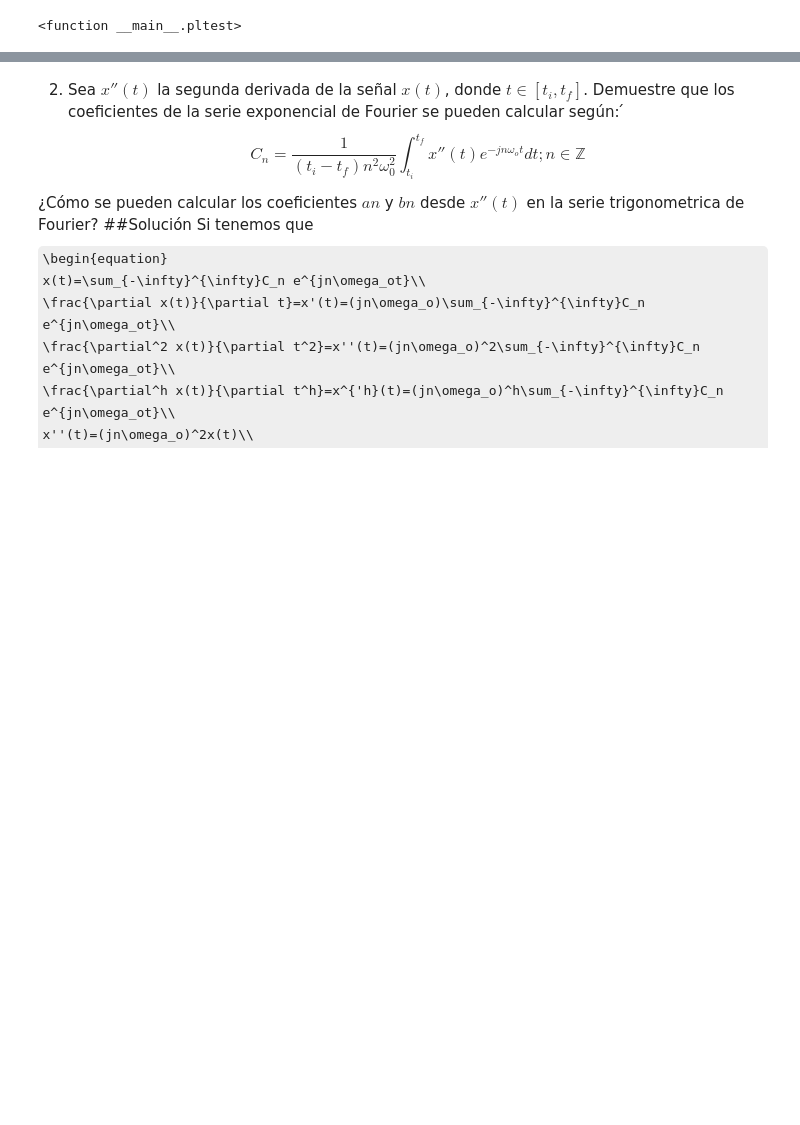
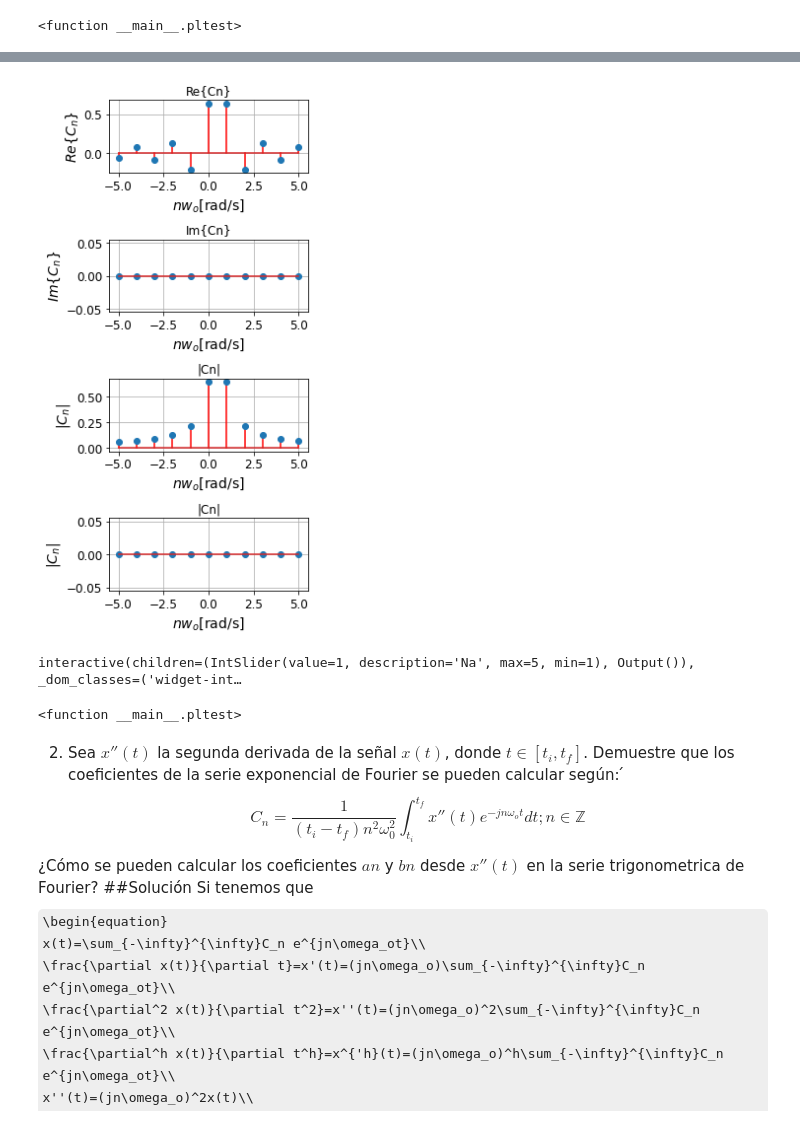
Before and after one commit to sejaramillotr/Taller-2, a Jupyter notebook: Taller_2.ipynb, the cells around one changed output, grey strips where cells are left out. Drawn from its saved outputs; the diff is of its cells as text; code cells hidden in the pictures; some formulas as TeX source; blank space fills up the shorter version.

```diff
--- a/Taller_2.ipynb
+++ b/Taller_2.ipynb
@@ -859,3 +948,60 @@ interactive(children=(IntSlider(value=1, description='Na', max=5, min=1), Output
+# %%
+fig = plt.figure(figsize=(4,8))
+plt.subplot(4,1,1)
+plt.stem(nv, np.real(Cn), 'r')
+plt.title(r'Re{Cn}')
+plt.xlabel(r'$nw_o$[rad/s]',fontsize = 14)
+plt.ylabel(r'$Re\{C_n\}$',fontsize = 14)
+plt.axis('tight')
+plt.grid()
+
+plt.subplot(4,1,2)
+plt.stem(nv, np.imag(Cn), 'r')
+plt.title(r'Im{Cn}')
+plt.xlabel(r'$nw_o$[rad/s]',fontsize = 14)
+plt.ylabel(r'$Im\{C_n\}$',fontsize = 14)
+plt.axis('tight')
+plt.grid()
+
+plt.subplot(4,1,3)
+plt.stem(nv, abs(Cn), 'r')
+plt.title(r'|Cn|')
+plt.xlabel(r'$nw_o$[rad/s]',fontsize = 14)
+plt.ylabel(r'$|C_n|$',fontsize = 14)
+plt.axis('tight')
+plt.grid()
+
+plt.subplot(4,1,4)
+plt.stem(nv, np.arctan(-np.imag(Cn)/np.fabs(np.real(Cn))), 'r')
+plt.title(r'|Cn|')
+plt.xlabel(r'$nw_o$[rad/s]',fontsize = 14)
+plt.ylabel(r'$|C_n|$',fontsize = 14)
+plt.axis('tight')
+plt.grid()
+
+fig.tight_layout()
+# %% [output]
+[figure, added]
+# %%
+from ipywidgets import interact,IntSlider
+Px = 1 # estimar según señal estudiada
+def pltest(Na=1):
+    ind = range(N-Na,N+Na+1)
+    er = 1- (abs(Cn[N])**2 + 2*np.sum(abs(Cn[N:N+Na+1])**2))/Px
+    xe = phin[:,ind]@ Cn[ind]
+    plt.plot(tv,xe,'o',label='xe')
+    plt.plot(tv,x,color='r',label='x')
+    plt.title('Er=%.2f[%%]' % (100*er),fontsize=16)
+    plt.xlabel('t[s]')
+    plt.ylabel('x(t)')
+    plt.grid()
+    plt.legend()
+    plt.show()
+    return
+interact(pltest,Na=(1,N,1))
+# %% [output]
+interactive(children=(IntSlider(value=1, description='Na', max=5, min=1), Output()), _dom_classes=('widget-int…
+<function __main__.pltest>
 # %% [markdown]
 2. Sea $x''(t)$ la segunda derivada de la señal $x(t)$, donde $t\in [t_i, t_f]$. Demuestre que los coeficientes de la serie exponencial de Fourier se pueden calcular según:  ́
 \begin{equation}
```
Also changed, not shown: parts of 5 cells of this notebook.
